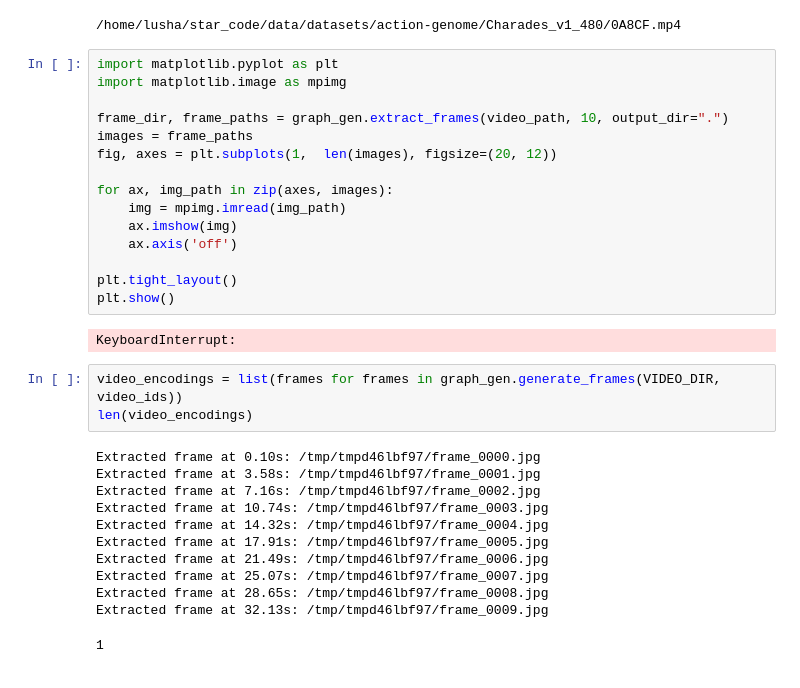
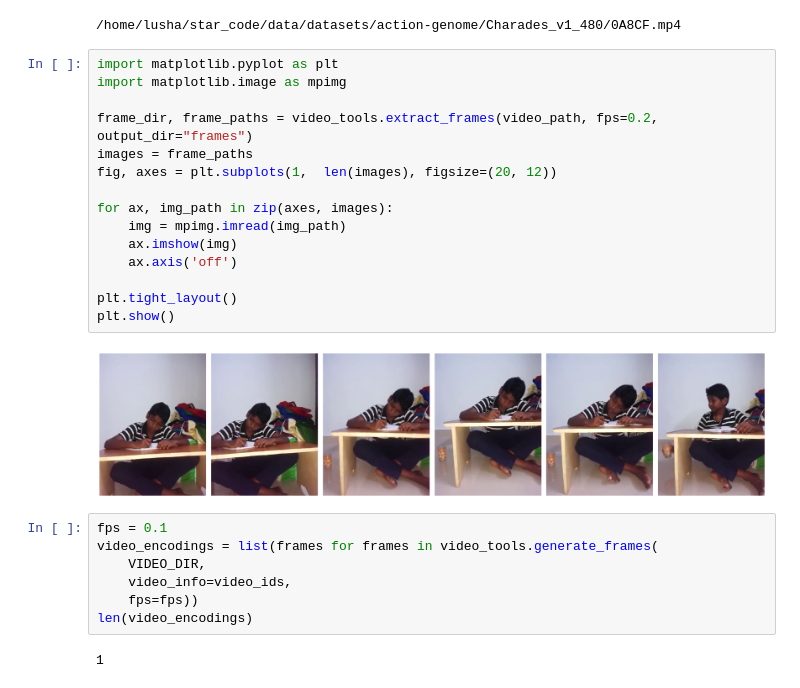
Before and after one commit to FabioLusha/video-neurosymbolic, a Jupyter notebook: star_code/notebooks/graph_gen_example.ipynb, the cells around one changed output. Saved outputs shown, nothing was run; the diff lists cells and outputs as text.

```diff
--- a/star_code/notebooks/graph_gen_example.ipynb
+++ b/star_code/notebooks/graph_gen_example.ipynb
@@ -21,35 +26,29 @@ print(video_path)
 # %%
 import matplotlib.pyplot as plt
 import matplotlib.image as mpimg
 
-frame_dir, frame_paths = graph_gen.extract_frames(video_path, 10, output_dir=".")
+frame_dir, frame_paths = video_tools.extract_frames(video_path, fps=0.2, output_dir="frames")
 images = frame_paths
 fig, axes = plt.subplots(1,  len(images), figsize=(20, 12))
 
 for ax, img_path in zip(axes, images):
     img = mpimg.imread(img_path)
     ax.imshow(img)
     ax.axis('off')
 
 plt.tight_layout()
 plt.show()
 # %% [output]
-KeyboardInterrupt:
+[figure, added]
 # %%
-video_encodings = list(frames for frames in graph_gen.generate_frames(VIDEO_DIR, video_ids))
+fps = 0.1
+video_encodings = list(frames for frames in video_tools.generate_frames(
+    VIDEO_DIR,
+    video_info=video_ids,
+    fps=fps))
 len(video_encodings)
 # %% [output]
-Extracted frame at 0.10s: /tmp/tmpd46lbf97/frame_0000.jpg
-Extracted frame at 3.58s: /tmp/tmpd46lbf97/frame_0001.jpg
-Extracted frame at 7.16s: /tmp/tmpd46lbf97/frame_0002.jpg
-Extracted frame at 10.74s: /tmp/tmpd46lbf97/frame_0003.jpg
-Extracted frame at 14.32s: /tmp/tmpd46lbf97/frame_0004.jpg
-Extracted frame at 17.91s: /tmp/tmpd46lbf97/frame_0005.jpg
-Extracted frame at 21.49s: /tmp/tmpd46lbf97/frame_0006.jpg
-Extracted frame at 25.07s: /tmp/tmpd46lbf97/frame_0007.jpg
-Extracted frame at 28.65s: /tmp/tmpd46lbf97/frame_0008.jpg
-Extracted frame at 32.13s: /tmp/tmpd46lbf97/frame_0009.jpg
+1
-1
 # %%
 video_encodings[0]
 # %% [output]
```
Also changed, not shown: parts of 24 cells of this notebook, 4 other files.
